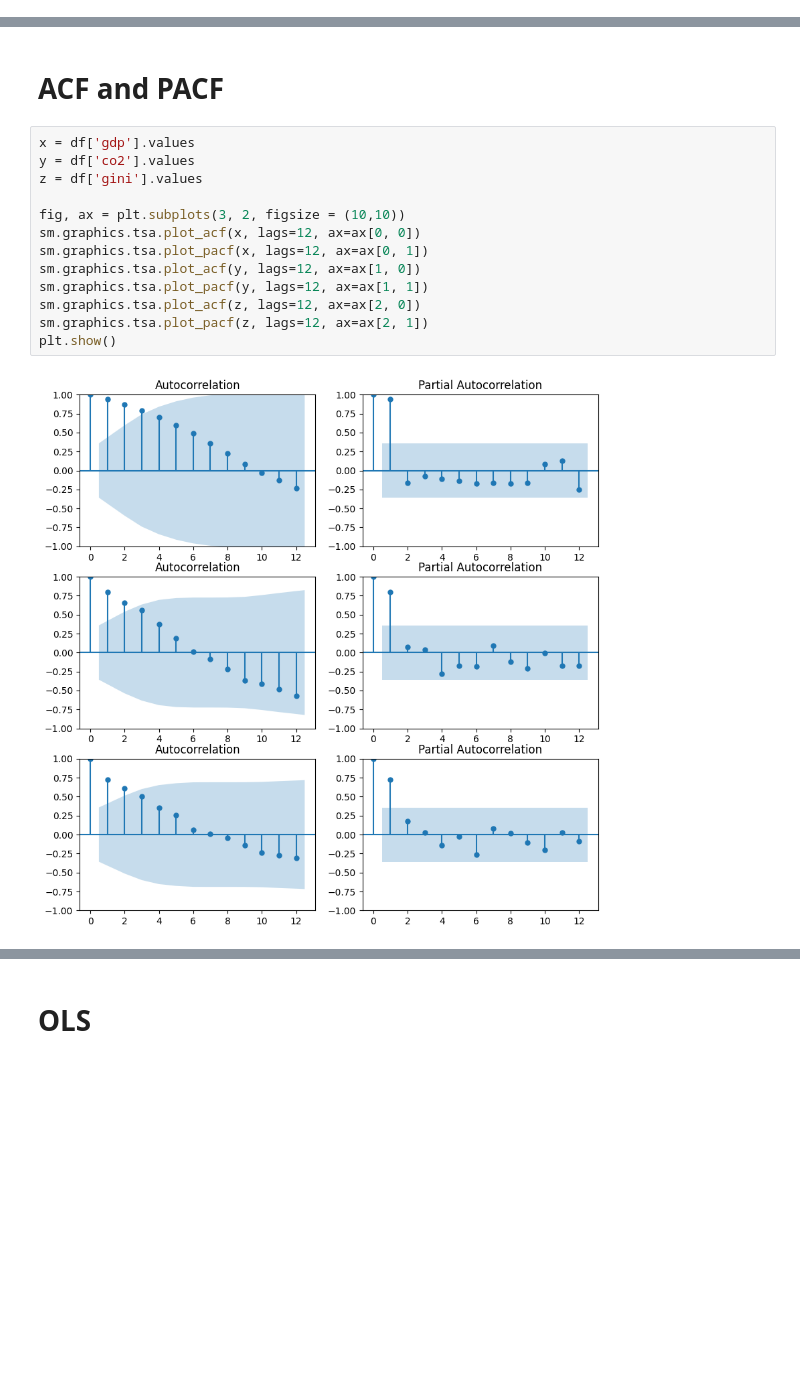
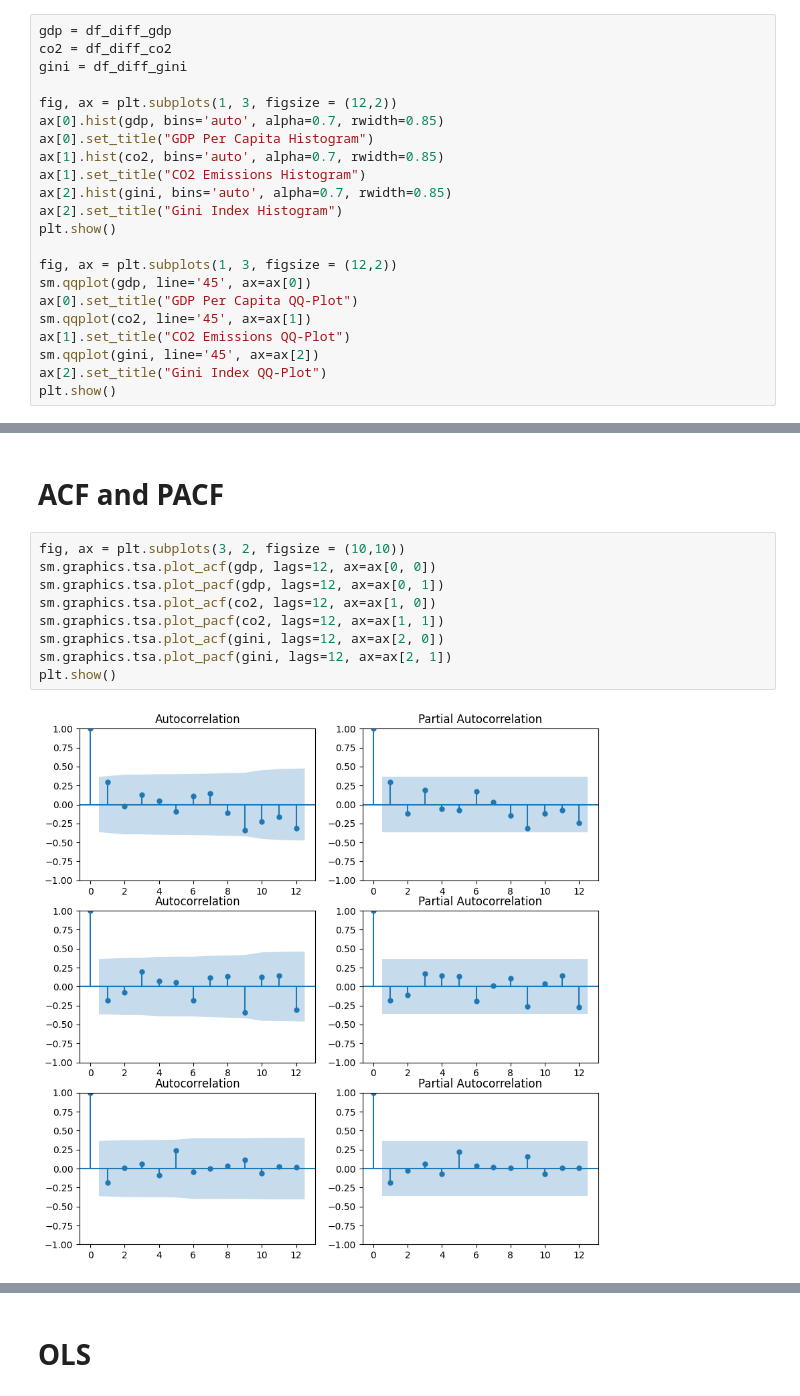
Before and after one commit to franklinchuks/Heterogeneity-and-Robustness-of-the-Kuznets-Curve, a Jupyter notebook: canada_kuznets_curve.ipynb, the cells around one changed output, grey strips where cells are left out. Drawn from its saved outputs; the diff is of its cells as text; blank space fills up the shorter version.

```diff
--- a/canada_kuznets_curve.ipynb
+++ b/canada_kuznets_curve.ipynb
@@ -117,0 +132,22 @@ plt.show()
+# %%
+gdp = df_diff_gdp
+co2 = df_diff_co2
+gini = df_diff_gini
+
+fig, ax = plt.subplots(1, 3, figsize = (12,2))
+ax[0].hist(gdp, bins='auto', alpha=0.7, rwidth=0.85)
+ax[0].set_title("GDP Per Capita Histogram")
+ax[1].hist(co2, bins='auto', alpha=0.7, rwidth=0.85)
+ax[1].set_title("CO2 Emissions Histogram")
+ax[2].hist(gini, bins='auto', alpha=0.7, rwidth=0.85)
+ax[2].set_title("Gini Index Histogram")
+plt.show()
+
+fig, ax = plt.subplots(1, 3, figsize = (12,2))
+sm.qqplot(gdp, line='45', ax=ax[0])
+ax[0].set_title("GDP Per Capita QQ-Plot")
+sm.qqplot(co2, line='45', ax=ax[1])
+ax[1].set_title("CO2 Emissions QQ-Plot")
+sm.qqplot(gini, line='45', ax=ax[2])
+ax[2].set_title("Gini Index QQ-Plot")
+plt.show()
@@ -118,17 +179,13 @@ plt.show()
 # %% [markdown]
 <h1>ACF and PACF
 # %%
-x = df['gdp'].values
-y = df['co2'].values
-z = df['gini'].values
-
 fig, ax = plt.subplots(3, 2, figsize = (10,10))
-sm.graphics.tsa.plot_acf(x, lags=12, ax=ax[0, 0])
-sm.graphics.tsa.plot_pacf(x, lags=12, ax=ax[0, 1])
-sm.graphics.tsa.plot_acf(y, lags=12, ax=ax[1, 0])
-sm.graphics.tsa.plot_pacf(y, lags=12, ax=ax[1, 1])
-sm.graphics.tsa.plot_acf(z, lags=12, ax=ax[2, 0])
-sm.graphics.tsa.plot_pacf(z, lags=12, ax=ax[2, 1])
+sm.graphics.tsa.plot_acf(gdp, lags=12, ax=ax[0, 0])
+sm.graphics.tsa.plot_pacf(gdp, lags=12, ax=ax[0, 1])
+sm.graphics.tsa.plot_acf(co2, lags=12, ax=ax[1, 0])
+sm.graphics.tsa.plot_pacf(co2, lags=12, ax=ax[1, 1])
+sm.graphics.tsa.plot_acf(gini, lags=12, ax=ax[2, 0])
+sm.graphics.tsa.plot_pacf(gini, lags=12, ax=ax[2, 1])
 plt.show()
 # %% [output]
-[figure, old version]
+[figure, new version]
```
Also changed, not shown: parts of 17 cells of this notebook.
